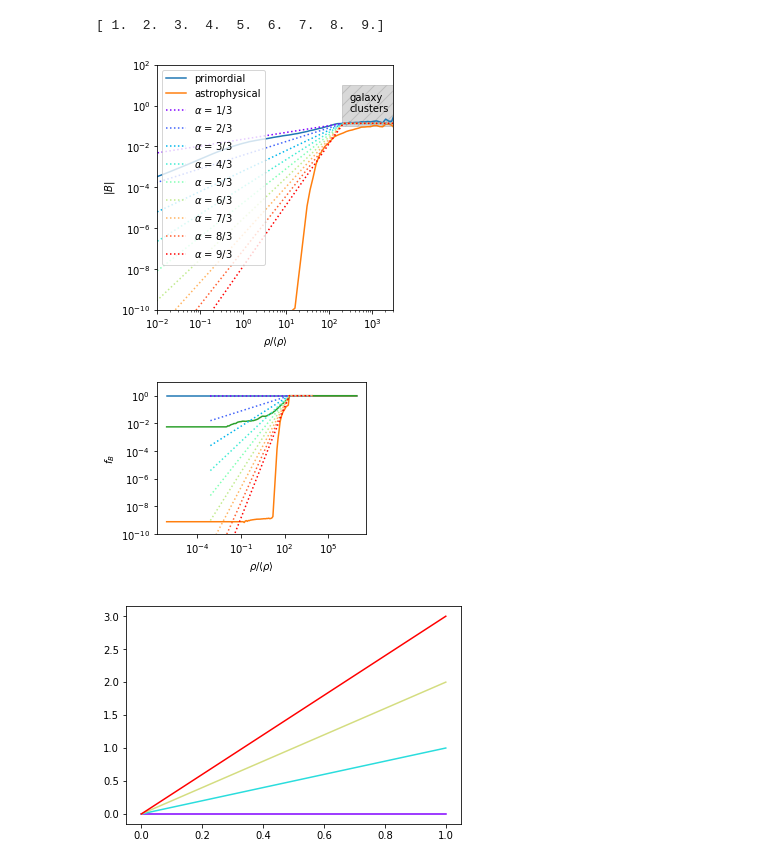
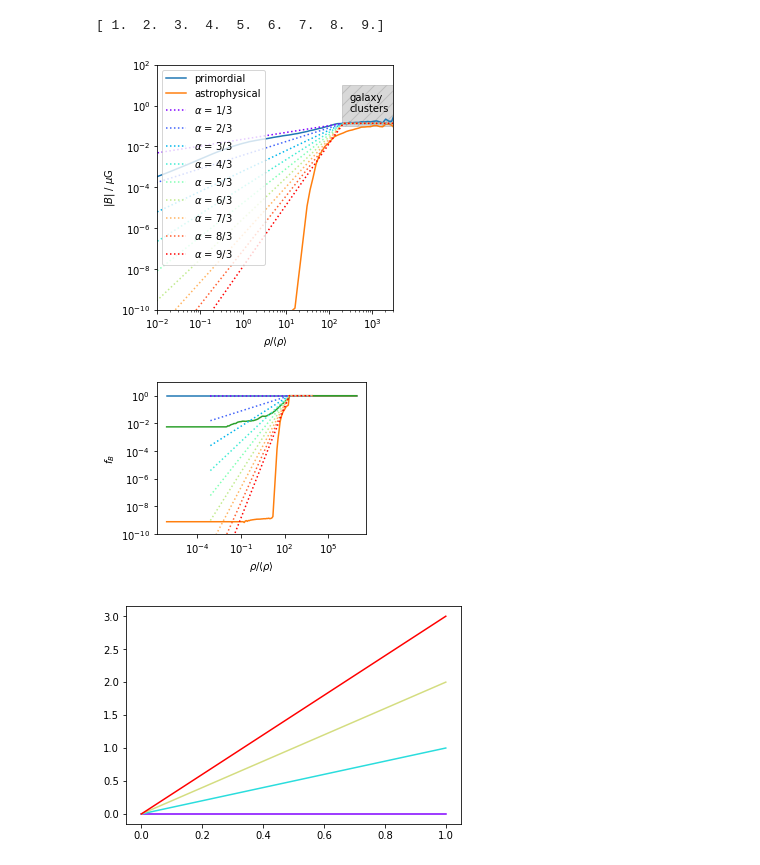
Before and after one commit to FRBs/PreFRBLE, a Jupyter notebook: notebooks/PreFRBLE_IGM_models.ipynb, the cells around one changed output. Cells and saved outputs as stored; diff of their text form; code cells hidden in the pictures.

```diff
--- a/notebooks/PreFRBLE_IGM_models.ipynb
+++ b/notebooks/PreFRBLE_IGM_models.ipynb
@@ -69,35 +71,35 @@ for alpha, color in zip(alphas,colors):
     ## B renormalization factor
     renorm = B_/B
     axs[0].loglog(rho, B_, linestyle=':', color=color, label=r"$\alpha$ = %.0f/3" % (alpha*3) )
     axs[1].loglog(rho, B_/B, linestyle=':', color=color )# , label=r"$\alpha$ = %.1f" % alpha)
     if True:
         with open( filename_relation % int(alpha*3), 'w' ) as f:
             f.write( "%s\t\t%s\n" % ( "density", "Renorm" ) )
             for d, r in zip( rho, renorm ):
                 f.write( "%e\t%e\n" % ( d, r ) )
             f.write( "%e\t%e\n" % ( rho[-1], 1 ) )
 
 
 axs[0].fill([2e2,2e2,1e4,1e4],[1e-1,10,10,1e-1], hatch='//', facecolor='none', alpha=0.3, color='gray')
 axs[0].text(3e2, 0.5, 'galaxy\nclusters')
 
 axs[0].legend()
 #axs[1].legend()
 axs[0].set_xlim(1e-2,3e3)
 axs[0].set_ylim(1e-10,100)
 axs[1].set_ylim(1e-10,10)
 axs[0].set_xlabel(r"$\rho/\langle\rho\rangle$")
 axs[1].set_xlabel(r"$\rho/\langle\rho\rangle$")
-axs[0].set_ylabel(r"$|B|$")
+axs[0].set_ylabel(r"$|B|$ / $\mu$G")
 axs[1].set_ylabel(r"$f_B$")
 
 plt.fill()
 plt.tight_layout()
 
 plt.show()
 # %% [output]
 [ 1.  2.  3.  4.  5.  6.  7.  8.  9.]
-[figure, old version]
+[figure, new version]
 [figure]
 # %%
 N=4
```
Also changed, not shown: parts of 6 cells of this notebook, 10 other files.
